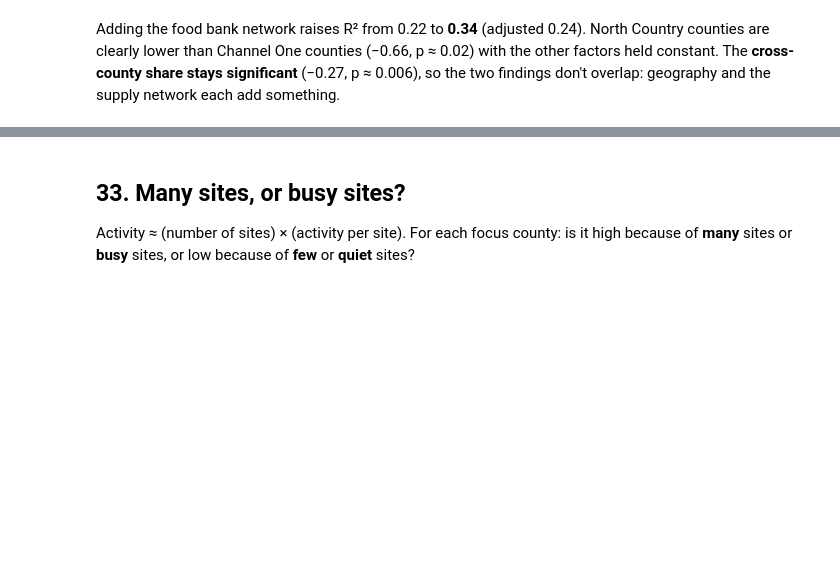
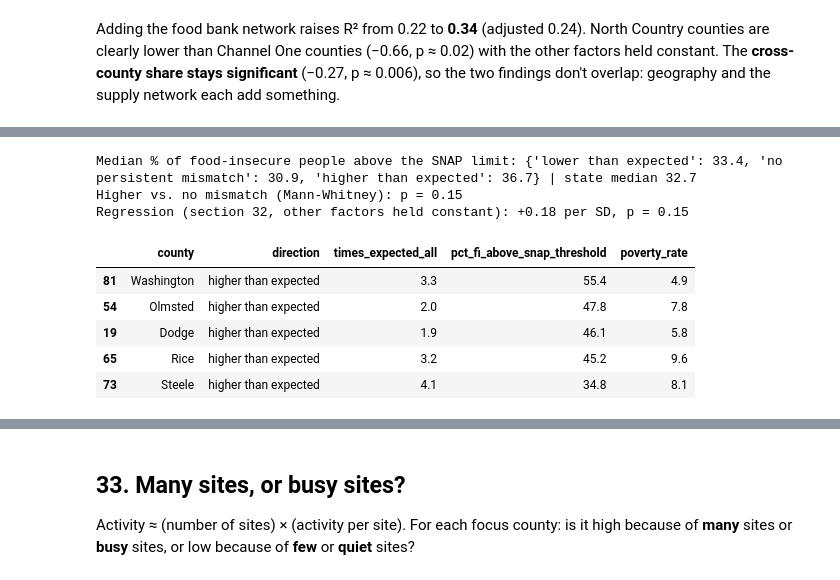
Before and after one commit to MukhHz/MINNEMUDAC_2026, a Jupyter notebook: notebooks/q1_need_vs_foodshelf_activity.ipynb, the cells around one changed output, grey strips where cells are left out. Cells and saved outputs as stored; diff of their text form; code cells hidden in the pictures; blank space fills up the shorter version.

```diff
--- a/notebooks/q1_need_vs_foodshelf_activity.ipynb
+++ b/notebooks/q1_need_vs_foodshelf_activity.ipynb
@@ -2065,0 +2080,20 @@ Adding the food bank network raises R² from 0.22 to **0.34** (adjusted 0.24). N
+# %%
+c = "pct_fi_above_snap_threshold"
+med = prof.groupby("direction")[c].median().reindex(GROUPS)
+print("Median % of food-insecure people above the SNAP limit:",
+      {g: round(v, 1) for g, v in med.items()}, f"| state median {state_median[c]:.1f}")
+print(f"Higher vs. no mismatch (Mann-Whitney): p = {group_tbl.loc[CHAR[c], 'p: high vs none']:.2f}")
+print(f"Regression (section 32, other factors held constant): {model.params[c + '_z']:+.2f} per SD, p = {model.pvalues[c + '_z']:.2f}")
+HUBS = ["Washington", "Olmsted", "Rice", "Dodge", "Steele"]
+(prof.loc[prof["county"].isin(HUBS), ["county", "direction", "times_expected_all", c, "poverty_rate"]]
+     .sort_values(c, ascending=False).round(1))
+# %% [output]
+Median % of food-insecure people above the SNAP limit: {'lower than expected': 33.4, 'no persistent mismatch': 30.9, 'higher than expected': 36.7} | state median 32.7
+Higher vs. no mismatch (Mann-Whitney): p = 0.15
+Regression (section 32, other factors held constant): +0.18 per SD, p = 0.15
+|  | county | direction | times_expected_all | pct_fi_above_snap_threshold | poverty_rate |
+| 81 | Washington | higher than expected | 3.3 | 55.4 | 4.9 |
+| 54 | Olmsted | higher than expected | 2.0 | 47.8 | 7.8 |
+| 19 | Dodge | higher than expected | 1.9 | 46.1 | 5.8 |
+| 65 | Rice | higher than expected | 3.2 | 45.2 | 9.6 |
+| 73 | Steele | higher than expected | 4.1 | 34.8 | 8.1 |
```
Also changed, not shown: parts of 17 cells of this notebook, 18 other files.
